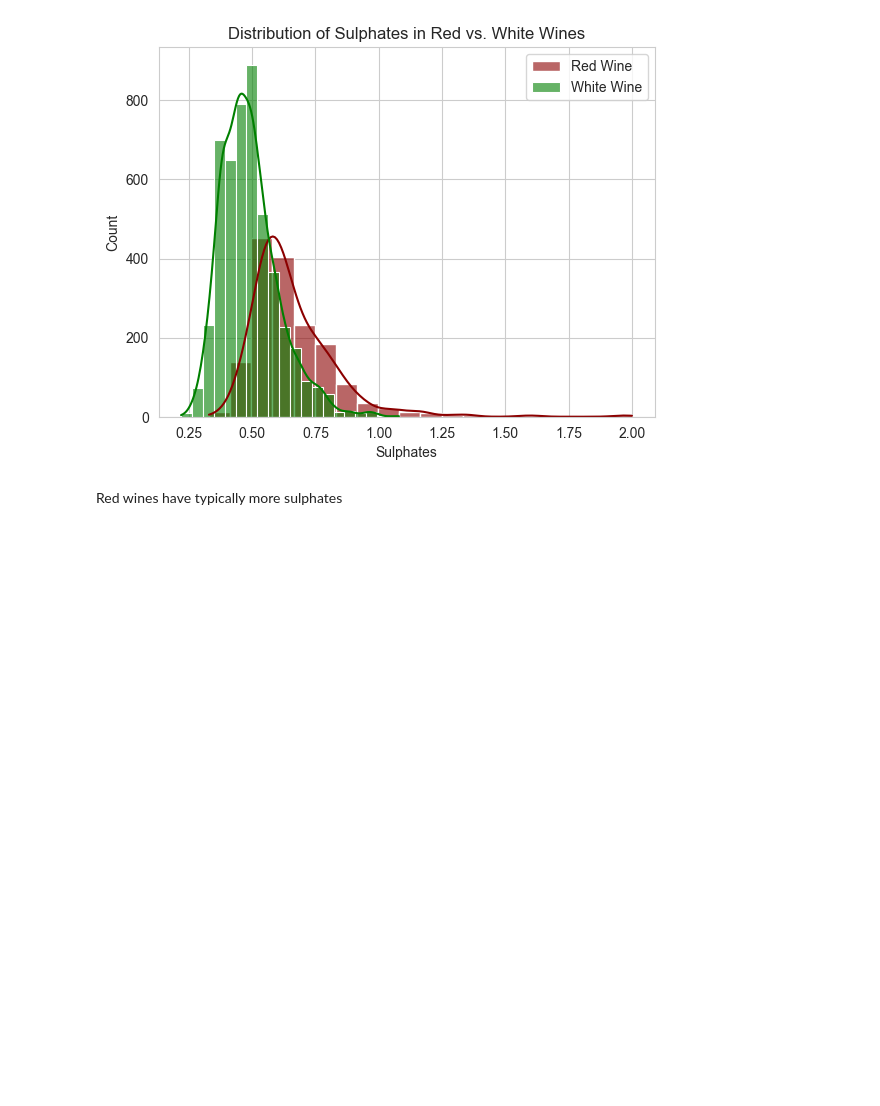
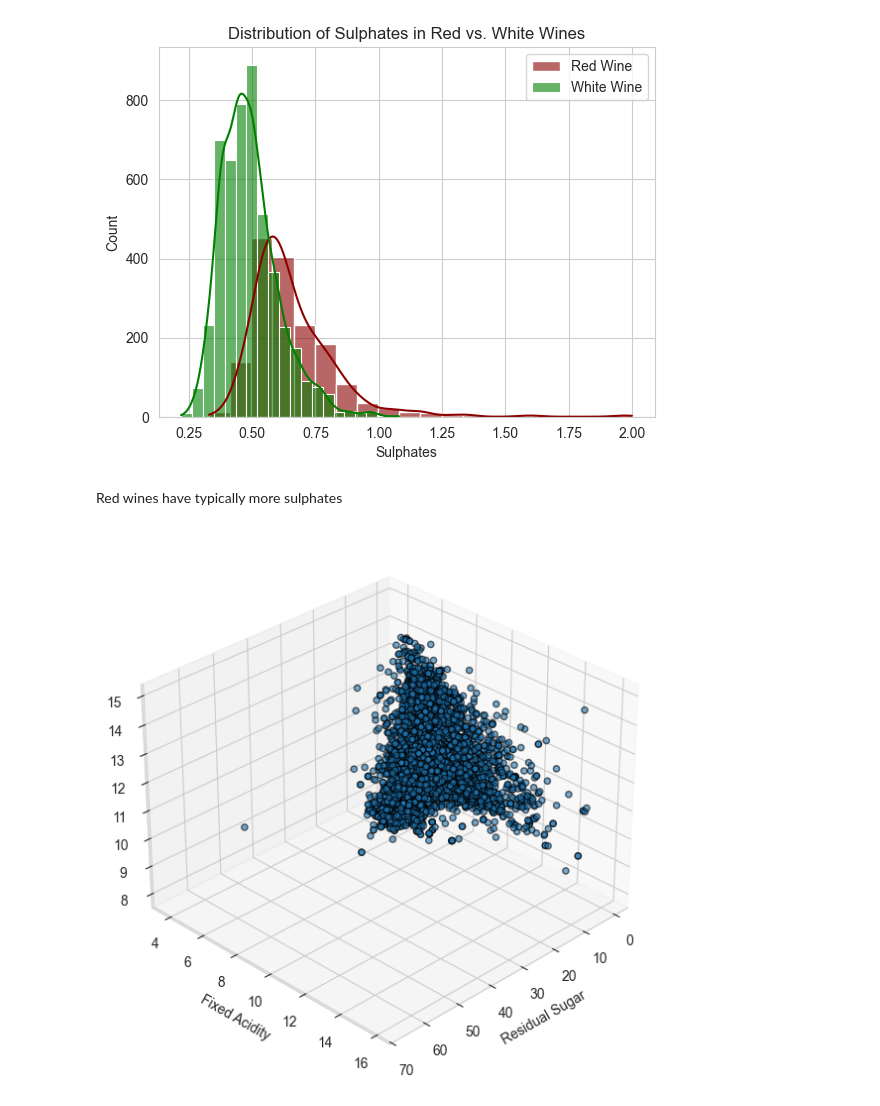
Before and after one commit to Spontaniczny/Data-Visualization, a Jupyter notebook: lab1/lab1.ipynb, the cells around one changed output. Saved outputs shown, nothing was run; the diff lists cells and outputs as text; code cells hidden in the pictures; blank space fills up the shorter version.

```diff
--- a/lab1/lab1.ipynb
+++ b/lab1/lab1.ipynb
@@ -379,3 +375,18 @@ plt.show()
 [figure]
 # %% [markdown]
 Red wines have typically more sulphates
+# %%
+fig = plt.figure(figsize=(10, 7))
+ax = fig.add_subplot(111, projection="3d")
+
+ax.scatter(wines["residual sugar"], wines["fixed acidity"], wines["alcohol"], alpha=0.6, edgecolors="k")
+
+ax.set_xlabel("Residual Sugar")
+ax.set_ylabel("Fixed Acidity")
+ax.set_zlabel("Alcohol")
+
+ax.view_init(elev=30, azim=45, roll=0)
+
+plt.show()
+# %% [output]
+[figure, added]
```
Also changed, not shown: parts of 20 cells of this notebook.
